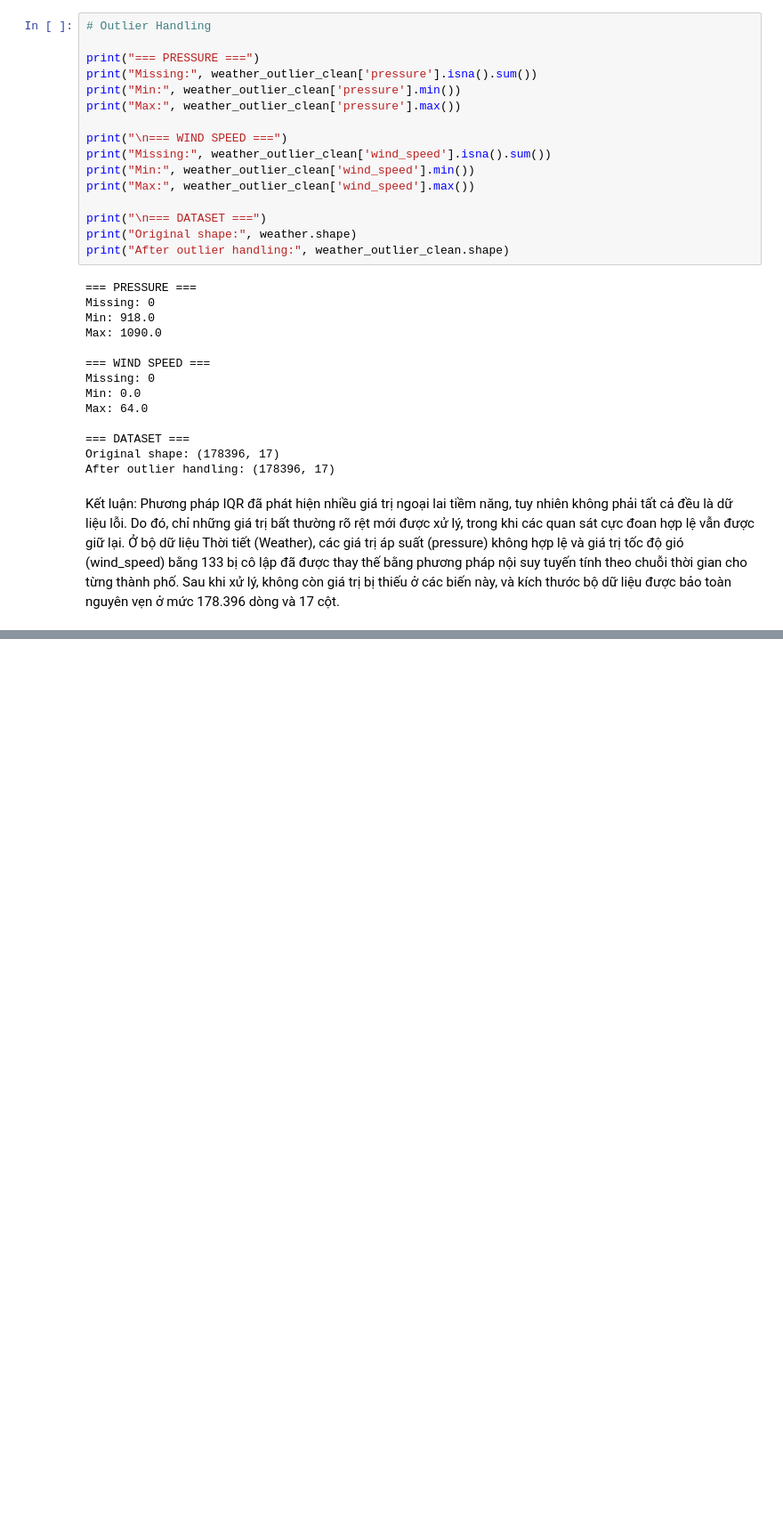
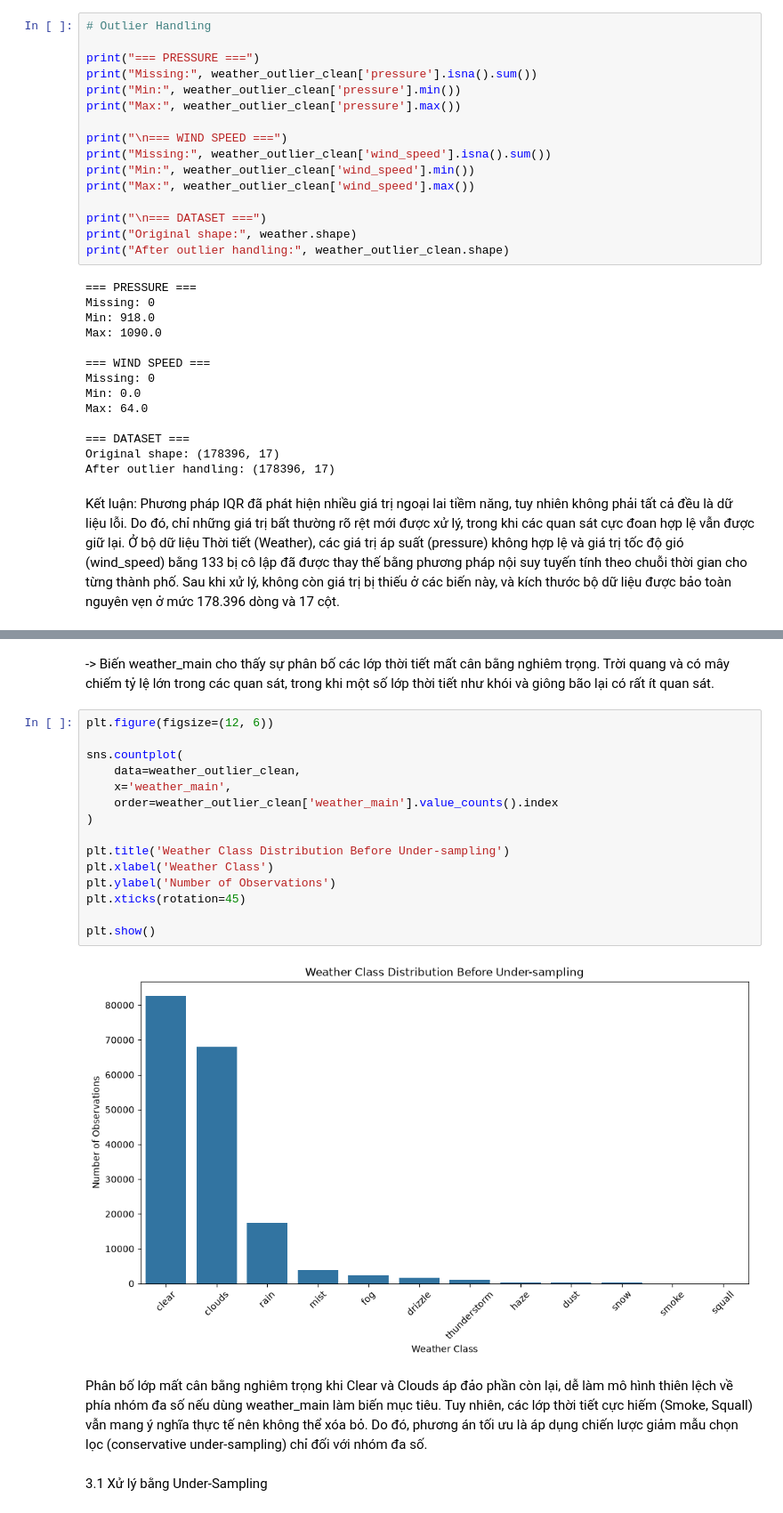
Before and after one commit to nguyenminhhieu108/Assignment_ls2, a Jupyter notebook: main.ipynb, the cells around one changed output, grey strips where cells are left out. Shown at 89% size. Cells and saved outputs as stored; diff of their text form; blank space fills up the shorter version.

```diff
--- a/main.ipynb
+++ b/main.ipynb
@@ -1313,0 +1367,23 @@ Kết luận: Phương pháp IQR đã phát hiện nhiều giá trị ngoại la
+# %% [markdown]
+-> Biến weather_main cho thấy sự phân bố các lớp thời tiết mất cân bằng nghiêm trọng. Trời quang và có mây chiếm tỷ lệ lớn trong các quan sát, trong khi một số lớp thời tiết như khói và giông bão lại có rất ít quan sát.
+# %%
+plt.figure(figsize=(12, 6))
+
+sns.countplot(
+    data=weather_outlier_clean,
+    x='weather_main',
+    order=weather_outlier_clean['weather_main'].value_counts().index
+)
+
+plt.title('Weather Class Distribution Before Under-sampling')
+plt.xlabel('Weather Class')
+plt.ylabel('Number of Observations')
+plt.xticks(rotation=45)
+
+plt.show()
+# %% [output]
+[figure, added]
+# %% [markdown]
+Phân bố lớp mất cân bằng nghiêm trọng khi Clear và Clouds áp đảo phần còn lại, dễ làm mô hình thiên lệch về phía nhóm đa số nếu dùng weather_main làm biến mục tiêu. Tuy nhiên, các lớp thời tiết cực hiếm (Smoke, Squall) vẫn mang ý nghĩa thực tế nên không thể xóa bỏ. Do đó, phương án tối ưu là áp dụng chiến lược giảm mẫu chọn lọc (conservative under-sampling) chỉ đối với nhóm đa số.
+# %% [markdown]
+3.1 Xử lý bằng Under-Sampling
```
Also changed, not shown: parts of 8 cells of this notebook.
